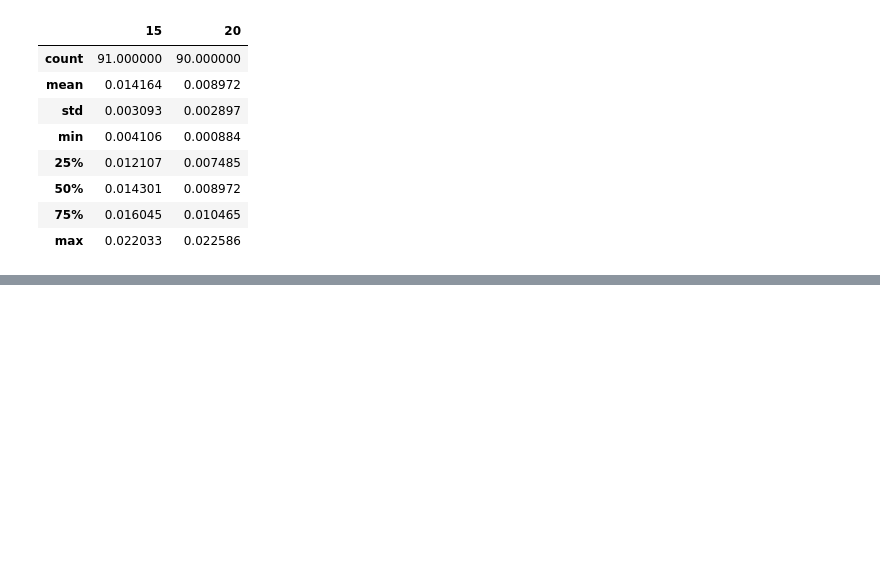
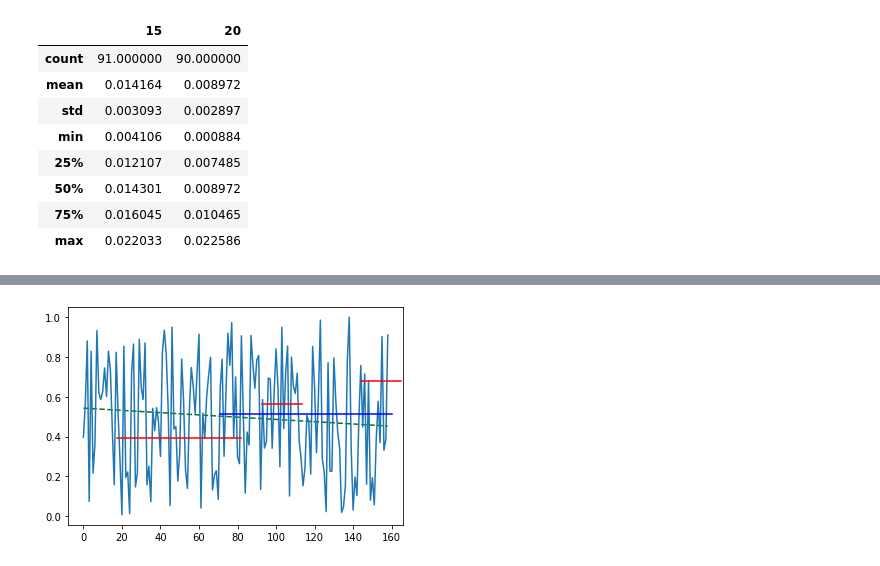
Before and after one commit to zhsegal/backup, a Jupyter notebook: master/timeseries.ipynb, the cells around one changed output, grey strips where cells are left out. Saved outputs shown, nothing was run; the diff lists cells and outputs as text; code cells hidden in the pictures; blank space fills up the shorter version.

```diff
--- a/master/timeseries.ipynb
+++ b/master/timeseries.ipynb
@@ -37,8 +37,8 @@ def get_trend(y,return_scalar=True):
         return p
 
 
-def overlaps(windows):
-    r=[(i-20,i) for i in windows]
+def overlaps(windows,window_size):
+    r=[(i-window_size+1,i) for i in windows]
     b = []
     for begin,end in sorted(r):
         if b and b[-1][1] >= begin - 1:
@@ -208,0 +222,6 @@ def pat_trends(pat,window_size,thresh_up, thresh_down,plot):
+# %%
+i=14
+pat=crea.iloc[i]
+overlaps_up,overlaps_down=pat_trends(pat,window_size_up=20,thresh_up=0.01,window_size_down=50, thresh_down=-0.0029,plot=True)
+# %% [output]
+[figure, added]
```
Also changed, not shown: parts of 16 cells of this notebook, 6 other files.
